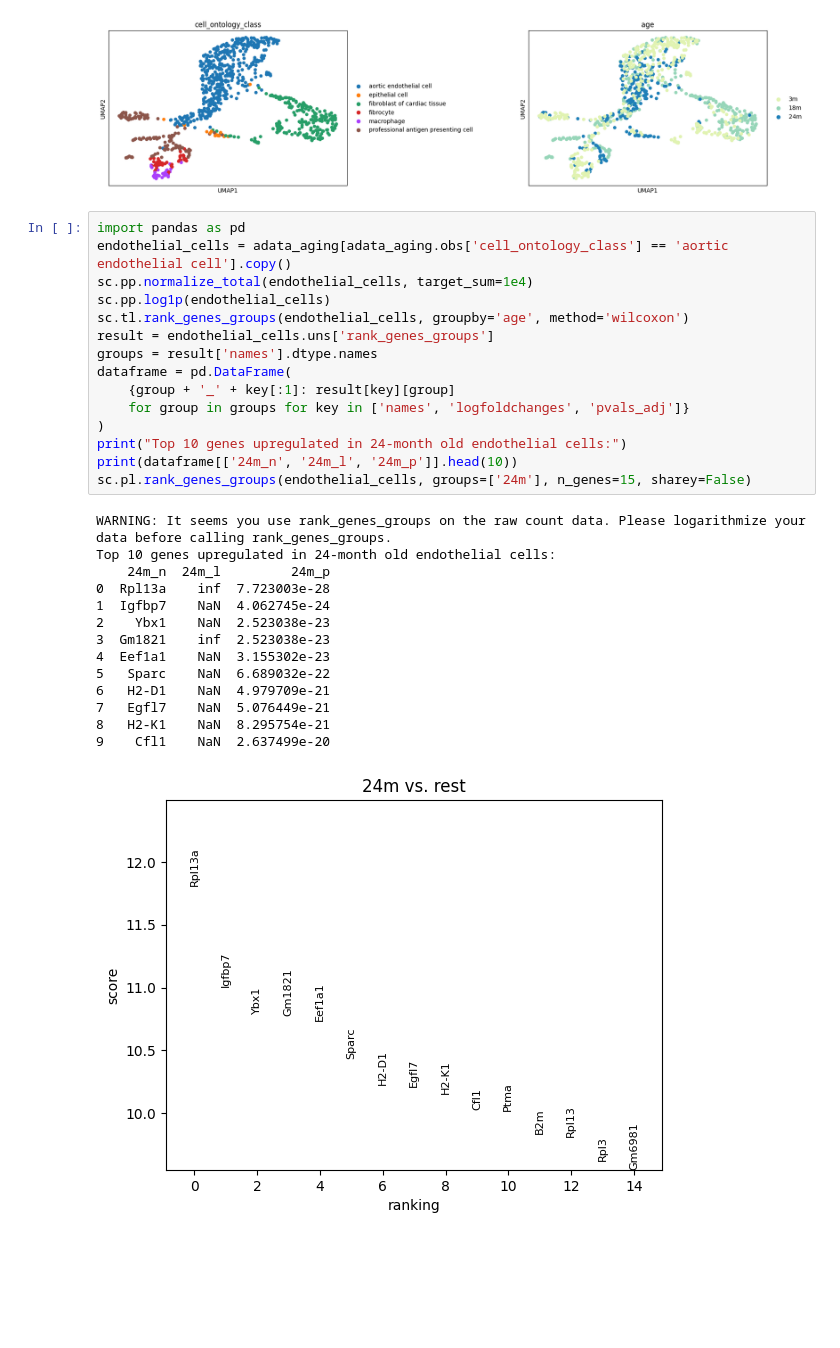
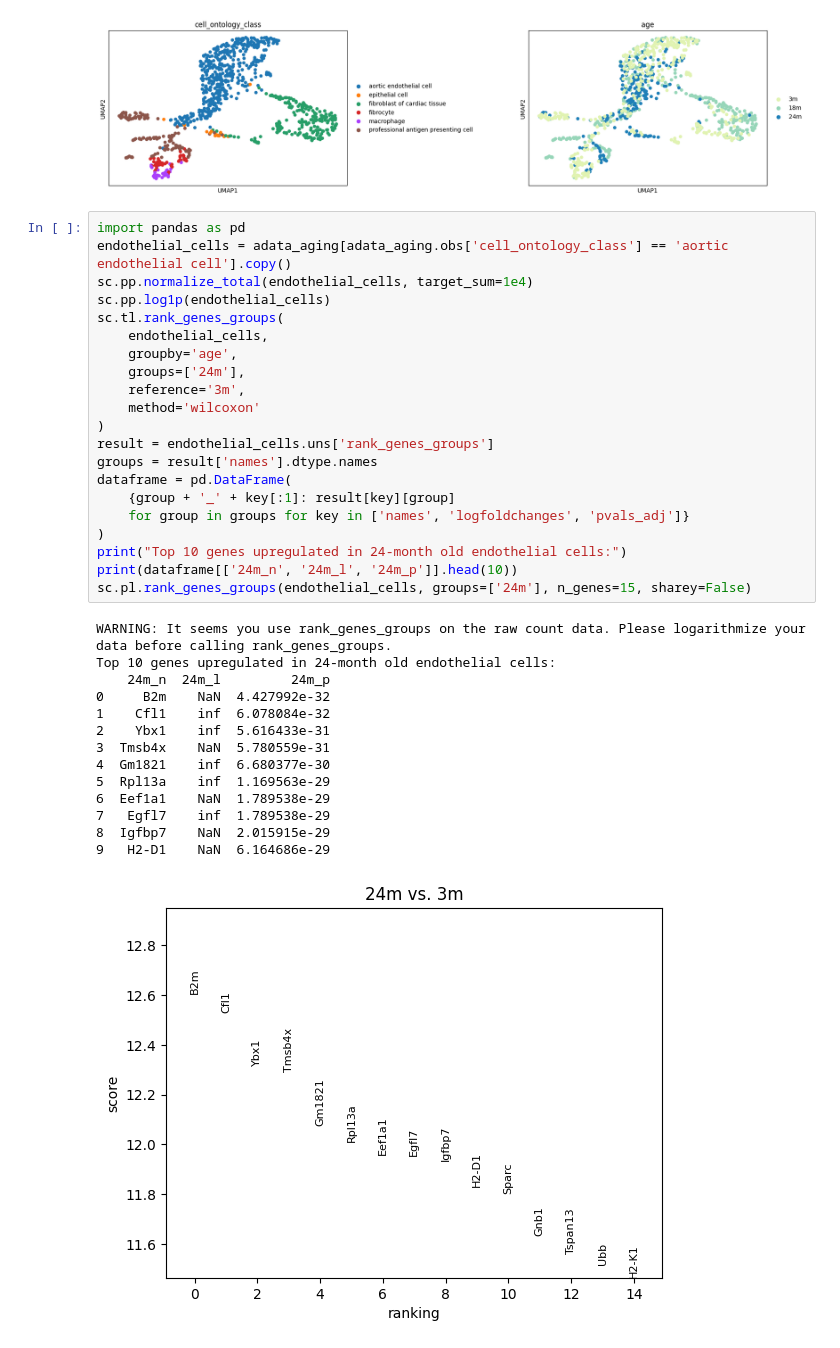
Before and after one commit to gaga0321/scRNA-aging-analysis, a Jupyter notebook: scRNA_aging_analysis_aorta.ipynb, the cells around one changed output. Saved outputs shown, nothing was run; the diff lists cells and outputs as text; blank space fills up the shorter version.

```diff
--- a/scRNA_aging_analysis_aorta.ipynb
+++ b/scRNA_aging_analysis_aorta.ipynb
@@ -48,33 +48,39 @@ Name: count, dtype: int64
 # %%
 import pandas as pd
 endothelial_cells = adata_aging[adata_aging.obs['cell_ontology_class'] == 'aortic endothelial cell'].copy()
 sc.pp.normalize_total(endothelial_cells, target_sum=1e4)
 sc.pp.log1p(endothelial_cells)
-sc.tl.rank_genes_groups(endothelial_cells, groupby='age', method='wilcoxon')
+sc.tl.rank_genes_groups(
+    endothelial_cells,
+    groupby='age',
+    groups=['24m'],
+    reference='3m',
+    method='wilcoxon'
+)
 result = endothelial_cells.uns['rank_genes_groups']
 groups = result['names'].dtype.names
 dataframe = pd.DataFrame(
     {group + '_' + key[:1]: result[key][group]
     for group in groups for key in ['names', 'logfoldchanges', 'pvals_adj']}
 )
 print("Top 10 genes upregulated in 24-month old endothelial cells:")
 print(dataframe[['24m_n', '24m_l', '24m_p']].head(10))
 sc.pl.rank_genes_groups(endothelial_cells, groups=['24m'], n_genes=15, sharey=False)
 # %% [output]
 WARNING: It seems you use rank_genes_groups on the raw count data. Please logarithmize your data before calling rank_genes_groups.
 Top 10 genes upregulated in 24-month old endothelial cells:
     24m_n  24m_l         24m_p
-0  Rpl13a    inf  7.723003e-28
-1  Igfbp7    NaN  4.062745e-24
-2    Ybx1    NaN  2.523038e-23
-3  Gm1821    inf  2.523038e-23
-4  Eef1a1    NaN  3.155302e-23
-5   Sparc    NaN  6.689032e-22
-6   H2-D1    NaN  4.979709e-21
-7   Egfl7    NaN  5.076449e-21
-8   H2-K1    NaN  8.295754e-21
-9    Cfl1    NaN  2.637499e-20
+0     B2m    NaN  4.427992e-32
+1    Cfl1    inf  6.078084e-32
+2    Ybx1    inf  5.616433e-31
+3  Tmsb4x    NaN  5.780559e-31
+4  Gm1821    inf  6.680377e-30
+5  Rpl13a    inf  1.169563e-29
+6  Eef1a1    NaN  1.789538e-29
+7   Egfl7    inf  1.789538e-29
+8  Igfbp7    NaN  2.015915e-29
+9   H2-D1    NaN  6.164686e-29
-[figure, old version]
+[figure, new version]
 # %%
 !pip install gseapy
 import gseapy as gp
```
Also changed, not shown: parts of 2 cells of this notebook.
